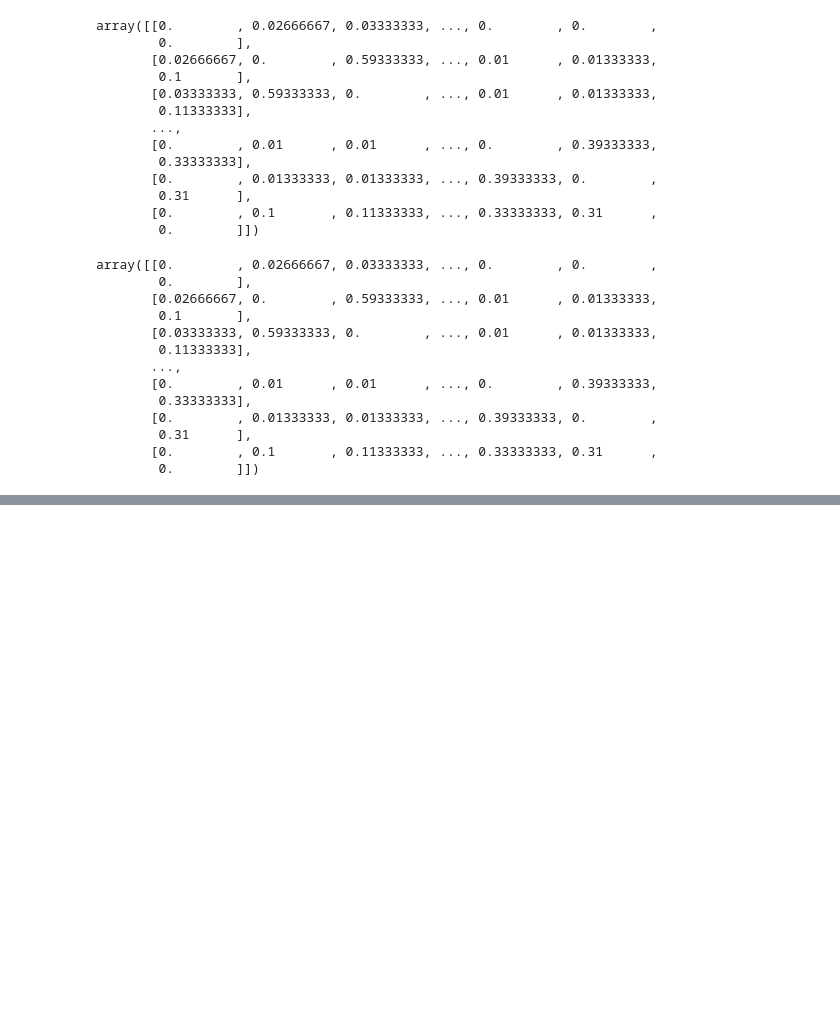
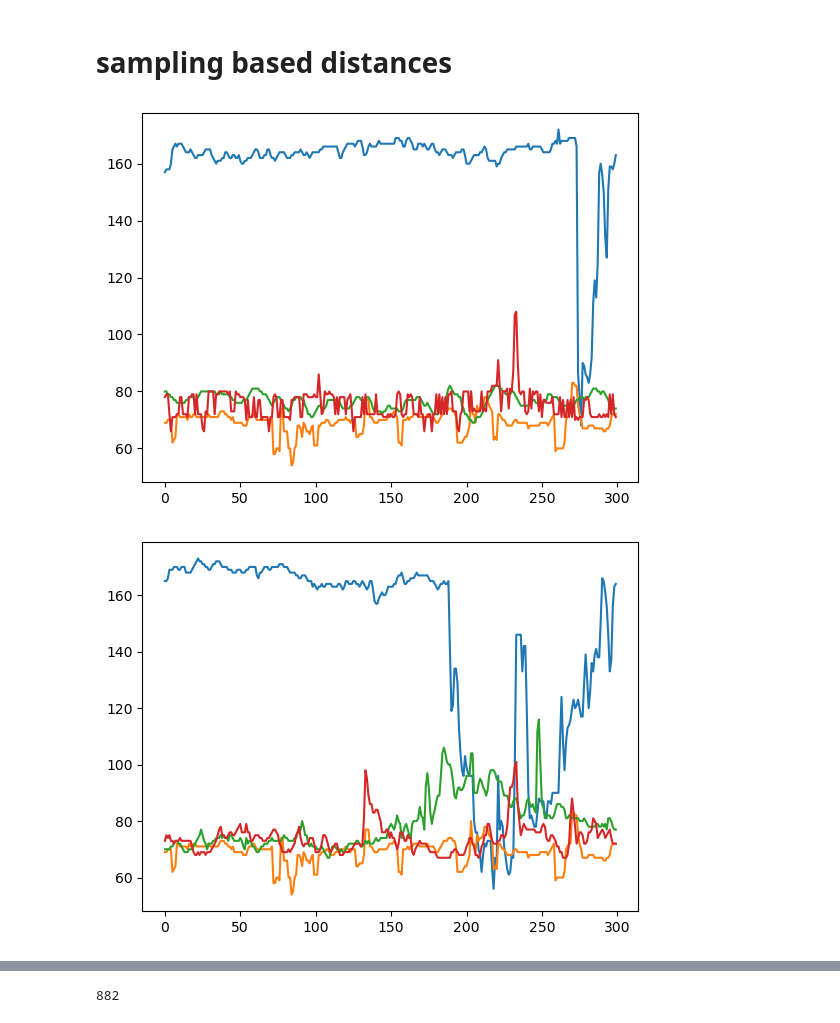
Before and after one commit to JiaxingQiu/llm_nicu_vitalsigns, a Jupyter notebook: script/WSDIST/wsdist.ipynb, the cells around one changed output, grey strips where cells are left out. Drawn from its saved outputs; the diff is of its cells as text; code cells hidden in the pictures; blank space fills up the shorter version.

Commit message:
prepare HR empirical data

```diff
--- a/script/WSDIST/wsdist.ipynb
+++ b/script/WSDIST/wsdist.ipynb
@@ -16,0 +12,9 @@ _, _, df_scaled, df = prepare_data(data_path)
+# %%
+import os
+import pandas as pd
+
+os.chdir('../..')
+print(os.getcwd())
+
+df_org = pd.read_csv('./data/HR_events.csv')
+df_org.head()
@@ -16,0 +30,3 @@ _, _, df_scaled, df = prepare_data(data_path)
+# %%
+df = df_org.loc[:, '1':'300'].copy()
+df.head()
@@ -109,32 +128,2 @@ Execution time: 87.01 seconds
-# %%
-lcss_distances
-# %% [output]
-array([[0.        , 0.02666667, 0.03333333, ..., 0.        , 0.        ,
-        0.        ],
-       [0.02666667, 0.        , 0.59333333, ..., 0.01      , 0.01333333,
-        0.1       ],
-       [0.03333333, 0.59333333, 0.        , ..., 0.01      , 0.01333333,
-        0.11333333],
-       ...,
-       [0.        , 0.01      , 0.01      , ..., 0.        , 0.39333333,
-        0.33333333],
-       [0.        , 0.01333333, 0.01333333, ..., 0.39333333, 0.        ,
-        0.31      ],
-       [0.        , 0.1       , 0.11333333, ..., 0.33333333, 0.31      ,
-        0.        ]])
-# %%
-lcss_matrix
-# %% [output]
-array([[0.        , 0.02666667, 0.03333333, ..., 0.        , 0.        ,
-        0.        ],
-       [0.02666667, 0.        , 0.59333333, ..., 0.01      , 0.01333333,
-        0.1       ],
-       [0.03333333, 0.59333333, 0.        , ..., 0.01      , 0.01333333,
-        0.11333333],
-       ...,
-       [0.        , 0.01      , 0.01      , ..., 0.        , 0.39333333,
-        0.33333333],
-       [0.        , 0.01333333, 0.01333333, ..., 0.39333333, 0.        ,
-        0.31      ],
-       [0.        , 0.1       , 0.11333333, ..., 0.33333333, 0.31      ,
-        0.        ]])
+# %% [markdown]
+# sampling based distances
@@ -140,0 +190,27 @@ array([[0.        , 0.02666667, 0.03333333, ..., 0.        , 0.        ,
+# %%
+
+import matplotlib.pyplot as plt
+# load the furthest_neighbors
+dtw_furthest3 = np.load('./script/WSDIST/results/dtw_furthest3_'+str(df.shape[0])+'.npy', allow_pickle=True)
+lcss_furthest3 = np.load('./script/WSDIST/results/lcss_furthest3_'+str(df.shape[0])+'.npy', allow_pickle=True)
+
+for i in range(3):
+    # plot the time series of the original row
+    plt.plot(df.iloc[i].values)
+    # plot the time series of the furthest neighbors
+    plt.plot(df.iloc[dtw_furthest3.item()[i][0]].values)
+    plt.plot(df.iloc[dtw_furthest3.item()[i][1]].values)
+    plt.plot(df.iloc[dtw_furthest3.item()[i][2]].values)
+    plt.show()
+
+for i in range(3):
+    # plot the time series of the original row
+    plt.plot(df.iloc[i].values)
+    # plot the time series of the furthest neighbors
+    plt.plot(df.iloc[lcss_furthest3.item()[i][0]].values)
+    plt.plot(df.iloc[lcss_furthest3.item()[i][1]].values)
+    plt.plot(df.iloc[lcss_furthest3.item()[i][2]].values)
+    plt.show()
+# %% [output]
+[figure, added]
+[figure, added]
@@ -140,0 +253,4 @@ array([[0.        , 0.02666667, 0.03333333, ..., 0.        , 0.        ,
+# %%
+df_furthest3.VitalID.nunique()
+# %% [output]
+882
```
Also changed, not shown: parts of 10 cells of this notebook, 4 other files.
